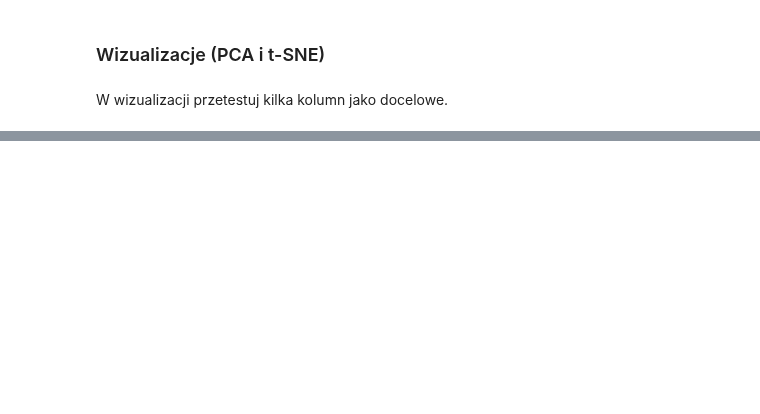
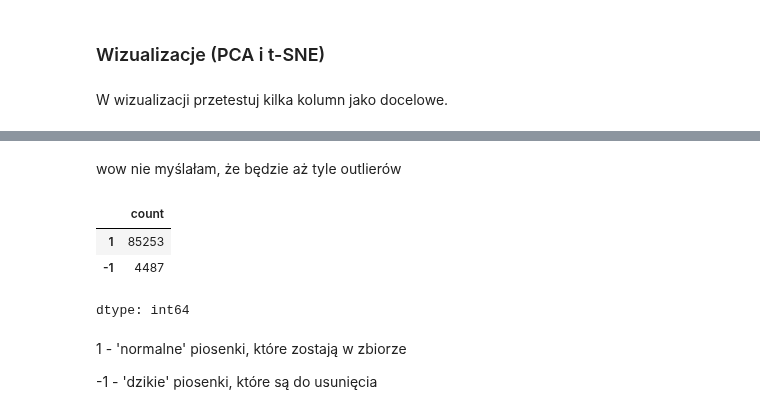
Before and after one commit to Zajecia-na-PWr-LR/lista-2-wiktoriamalinowska, a Jupyter notebook: UczenieMaszynowe_25_26_Lista2.ipynb, the cells around one changed output, grey strips where cells are left out. Cells and saved outputs as stored; diff of their text form; code cells hidden in the pictures; blank space fills up the shorter version.

```diff
--- a/UczenieMaszynowe_25_26_Lista2.ipynb
+++ b/UczenieMaszynowe_25_26_Lista2.ipynb
@@ -667,3 +709,22 @@ from sklearn import preprocessing
+# %% [markdown]
+wow nie myślałam, że będzie aż tyle outlierów
+# %%
+from sklearn.ensemble import IsolationForest
+
+spotify_numeric = spotify.select_dtypes(include=['number'])
+iso_forest = IsolationForest(contamination=0.05)
+iso_forest.fit(spotify_numeric)
+outliers = iso_forest.predict(spotify_numeric)
+pd.Series(outliers).value_counts()
+# %% [output]
+|  | count |
+| 1 | 85253 |
+| -1 | 4487 |
+dtype: int64
+# %% [markdown]
+1 - 'normalne' piosenki, które zostają w zbiorze
+
+-1 - 'dzikie' piosenki, które są do usunięcia
 # %%
 # przykładowe funkcje
 
```
Also changed, not shown: parts of 12 cells of this notebook.
